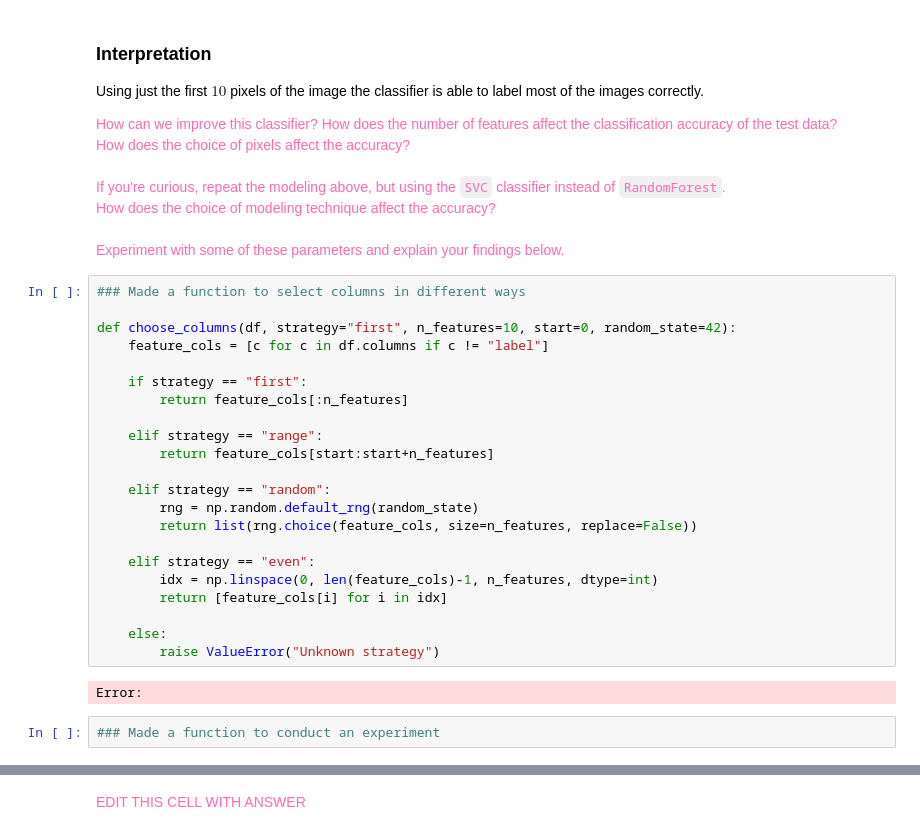
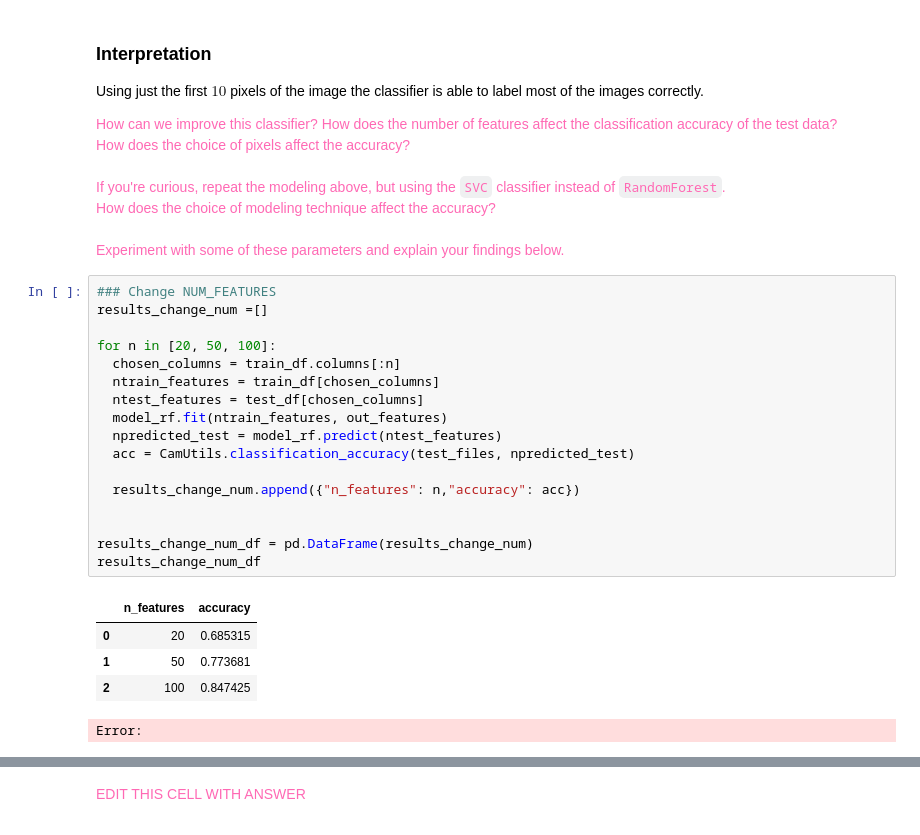
Before and after one commit to kaoriogawa-PSAM-5020-spring2026/Homework07, a Jupyter notebook: Homework07.ipynb, the cells around one changed output, grey strips where cells are left out. Drawn from its saved outputs; the diff is of its cells as text.

```diff
--- a/Homework07.ipynb
+++ b/Homework07.ipynb
@@ -253,29 +251,26 @@ How does the choice of pixels affect the accuracy?<br><br>
 If you're curious, repeat the modeling above, but using the <code>SVC</code> classifier instead of <code>RandomForest</code>.<br>How does the choice of modeling technique affect the accuracy?<br><br>
 Experiment with some of these parameters and explain your findings below.
 </span>
-# %%
-### Made a function to select columns in different ways
-
-def choose_columns(df, strategy="first", n_features=10, start=0, random_state=42):
-    feature_cols = [c for c in df.columns if c != "label"]
-
-    if strategy == "first":
-        return feature_cols[:n_features]
-
-    elif strategy == "range":
-        return feature_cols[start:start+n_features]
-
-    elif strategy == "random":
-        rng = np.random.default_rng(random_state)
-        return list(rng.choice(feature_cols, size=n_features, replace=False))
-
-    elif strategy == "even":
-        idx = np.linspace(0, len(feature_cols)-1, n_features, dtype=int)
-        return [feature_cols[i] for i in idx]
-
-    else:
-        raise ValueError("Unknown strategy")
-# %% [output]
-Error:
-# %%
-### Made a function to conduct an experiment
+# %%
+### Change NUM_FEATURES
+results_change_num =[]
+
+for n in [20, 50, 100]:
+  chosen_columns = train_df.columns[:n]
+  ntrain_features = train_df[chosen_columns]
+  ntest_features = test_df[chosen_columns]
+  model_rf.fit(ntrain_features, out_features)
+  npredicted_test = model_rf.predict(ntest_features)
+  acc = CamUtils.classification_accuracy(test_files, npredicted_test)
+
+  results_change_num.append({"n_features": n,"accuracy": acc})
+
+
+results_change_num_df = pd.DataFrame(results_change_num)
+results_change_num_df
+# %% [output]
+|  | n_features | accuracy |
+| 0 | 20 | 0.685315 |
+| 1 | 50 | 0.773681 |
+| 2 | 100 | 0.847425 |
+Error:
```
Also changed, not shown: parts of 3 cells of this notebook.
